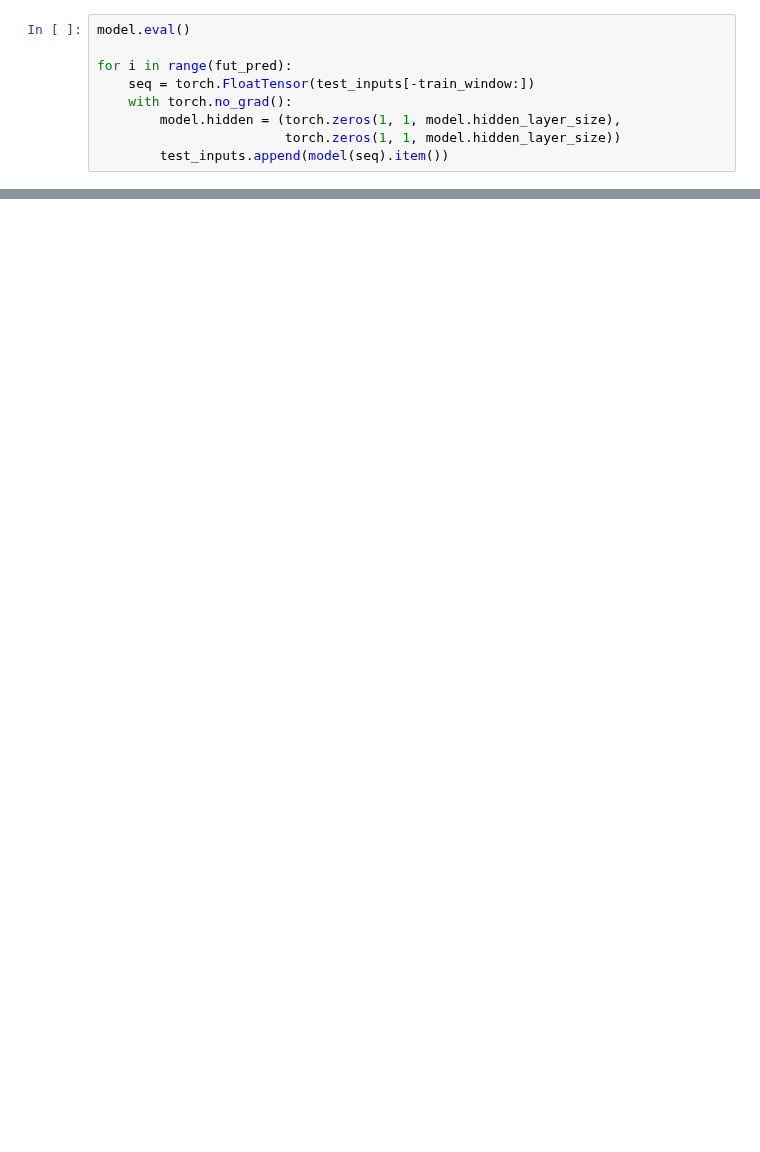
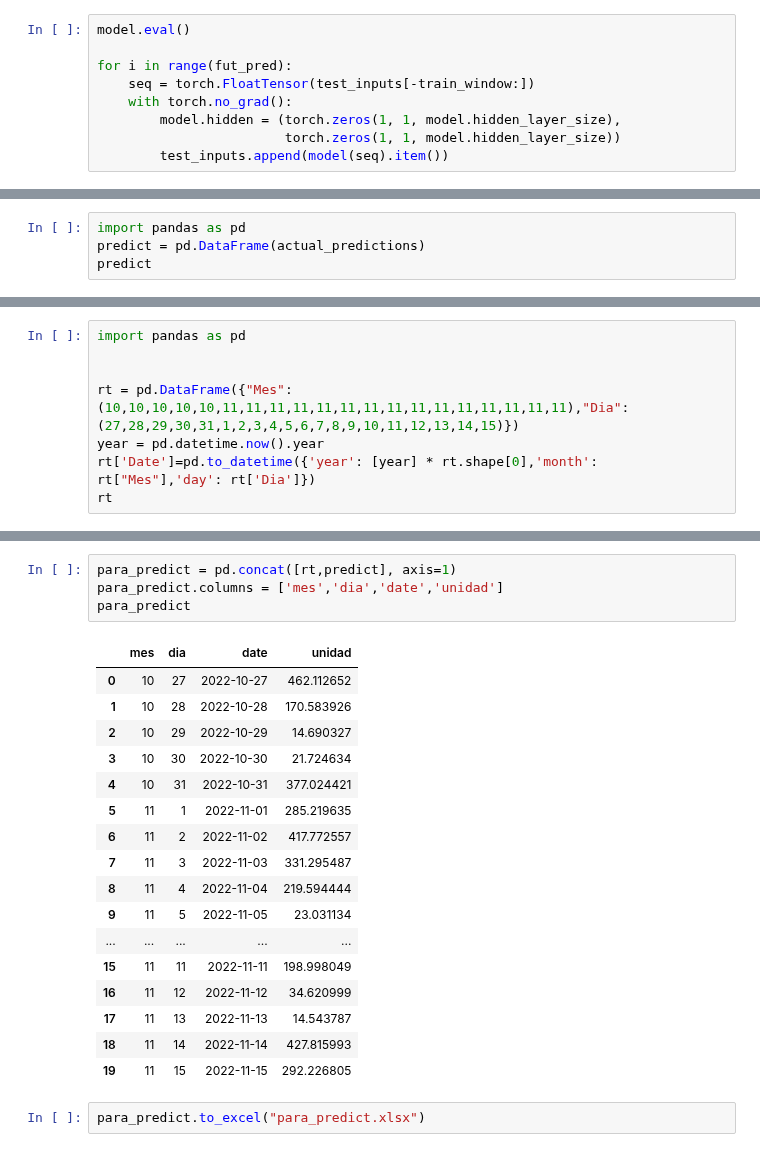
Before and after one commit to Peskysa/valverde, a Jupyter notebook: 6_predict.ipynb, the cells around one changed output, grey strips where cells are left out. Saved outputs shown, nothing was run; the diff lists cells and outputs as text; blank space fills up the shorter version.

```diff
--- a/6_predict.ipynb
+++ b/6_predict.ipynb
@@ -302,0 +329,4 @@ plt.savefig("static\Modelo window.jpg")
+# %%
+import pandas as pd
+predict = pd.DataFrame(actual_predictions)
+predict
@@ -302,0 +351,8 @@ plt.savefig("static\Modelo window.jpg")
+# %%
+import pandas as pd
+
+
+rt = pd.DataFrame({"Mes": (10,10,10,10,10,11,11,11,11,11,11,11,11,11,11,11,11,11,11,11),"Dia": (27,28,29,30,31,1,2,3,4,5,6,7,8,9,10,11,12,13,14,15)})
+year = pd.datetime.now().year
+rt['Date']=pd.to_datetime({'year': [year] * rt.shape[0],'month': rt["Mes"],'day': rt['Dia']})
+rt
@@ -302,0 +377,24 @@ plt.savefig("static\Modelo window.jpg")
+# %%
+para_predict = pd.concat([rt,predict], axis=1)
+para_predict.columns = ['mes','dia','date','unidad']
+para_predict
+# %% [output]
+|  | mes | dia | date | unidad |
+| 0 | 10 | 27 | 2022-10-27 | 462.112652 |
+| 1 | 10 | 28 | 2022-10-28 | 170.583926 |
+| 2 | 10 | 29 | 2022-10-29 | 14.690327 |
+| 3 | 10 | 30 | 2022-10-30 | 21.724634 |
+| 4 | 10 | 31 | 2022-10-31 | 377.024421 |
+| 5 | 11 | 1 | 2022-11-01 | 285.219635 |
+| 6 | 11 | 2 | 2022-11-02 | 417.772557 |
+| 7 | 11 | 3 | 2022-11-03 | 331.295487 |
+| 8 | 11 | 4 | 2022-11-04 | 219.594444 |
+| 9 | 11 | 5 | 2022-11-05 | 23.031134 |
+| ... | ... | ... | ... | ... |
+| 15 | 11 | 11 | 2022-11-11 | 198.998049 |
+| 16 | 11 | 12 | 2022-11-12 | 34.620999 |
+| 17 | 11 | 13 | 2022-11-13 | 14.543787 |
+| 18 | 11 | 14 | 2022-11-14 | 427.815993 |
+| 19 | 11 | 15 | 2022-11-15 | 292.226805 |
+# %%
+para_predict.to_excel("para_predict.xlsx")
```
Also changed, not shown: parts of 18 cells of this notebook, 2 other files.
